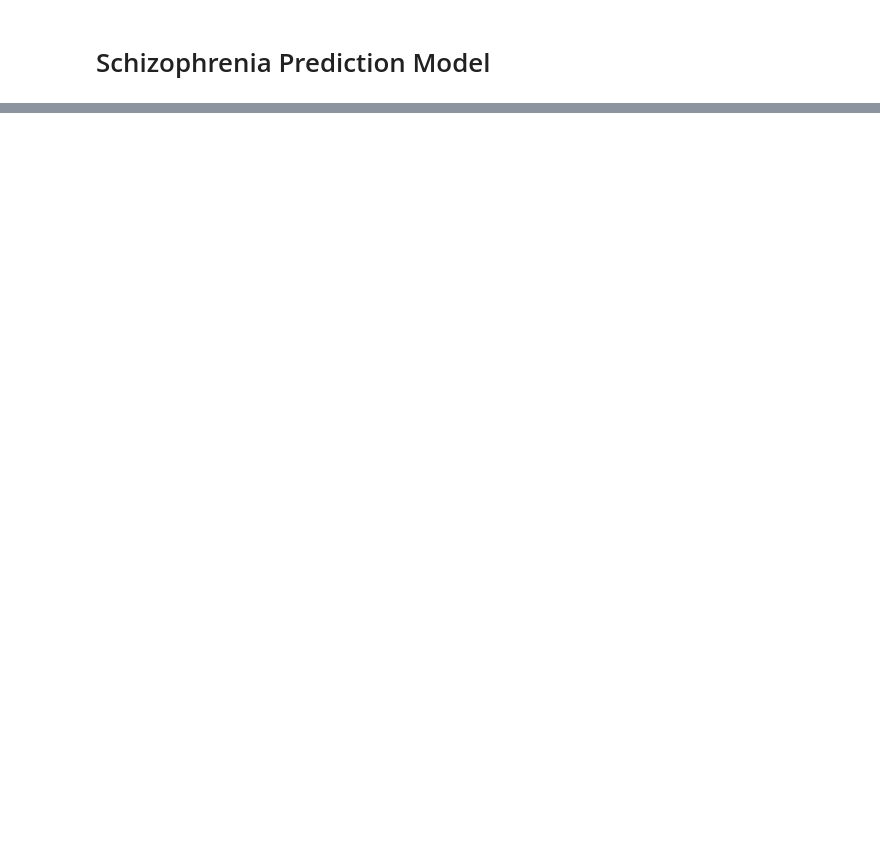
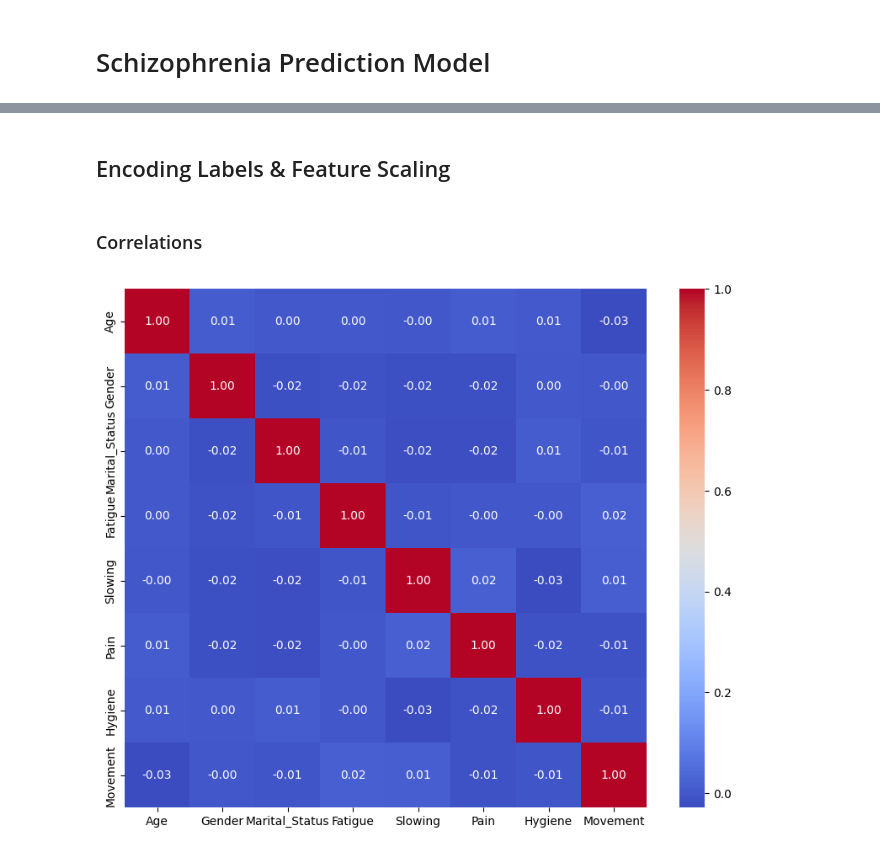
Before and after one commit to Loai-Hataba/DEPI-Data-Science-Project, a Jupyter notebook: Loai/schizophreniaModel.ipynb, the cells around one changed output, grey strips where cells are left out. Cells and saved outputs as stored; diff of their text form; code cells hidden in the pictures; blank space fills up the shorter version.

```diff
--- a/Loai/schizophreniaModel.ipynb
+++ b/Loai/schizophreniaModel.ipynb
@@ -31,0 +50,3 @@ None
+# %%
+for col in ['Fatigue', 'Slowing', 'Pain']:
+    data[col].fillna(data[col].median(), inplace=True)
@@ -31,0 +72,24 @@ None
+# %% [markdown]
+## Encoding Labels & Feature Scaling
+# %%
+le = LabelEncoder()
+for col in ['Gender', 'Marital_Status']:
+    data[col] = le.fit_transform(data[col])
+
+    scaler = StandardScaler()
+numerical_cols = ['Age', 'Fatigue', 'Slowing', 'Pain', 'Hygiene', 'Movement']
+data[numerical_cols] = scaler.fit_transform(data[numerical_cols])
+# %% [markdown]
+### Correlations
+# %%
+# Name is irrelevant
+data = data.drop("Name",axis=1)
+
+dataCorr = data
+dataCorr = dataCorr.drop("Schizophrenia", axis=1)
+# dataCorr['Schizophrenia'] = le.fit_transform(dataCorr['Schizophrenia'])
+plt.figure(figsize=(10,8))
+sns.heatmap(dataCorr.corr(), annot=True,cmap='coolwarm', fmt=".2f")
+plt.show()
+# %% [output]
+[figure, added]
```
Also changed, not shown: parts of 19 cells of this notebook, 10 other files.
